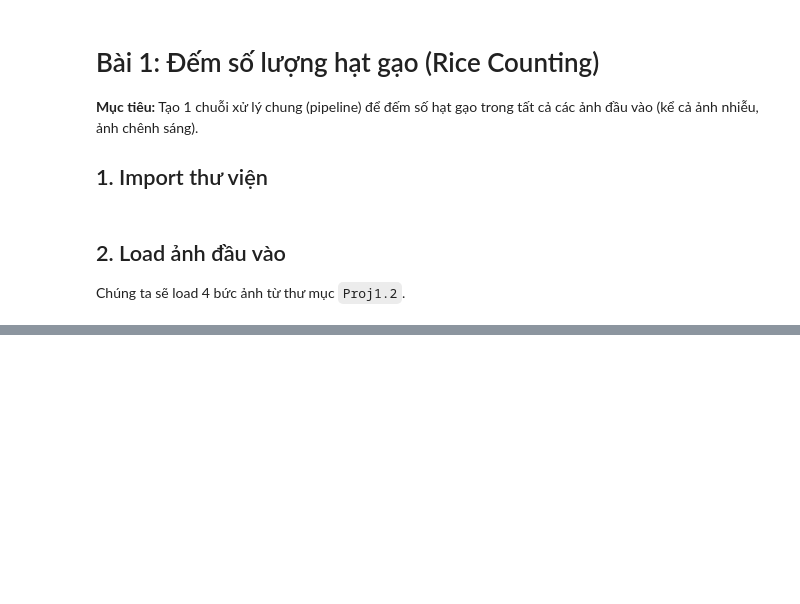
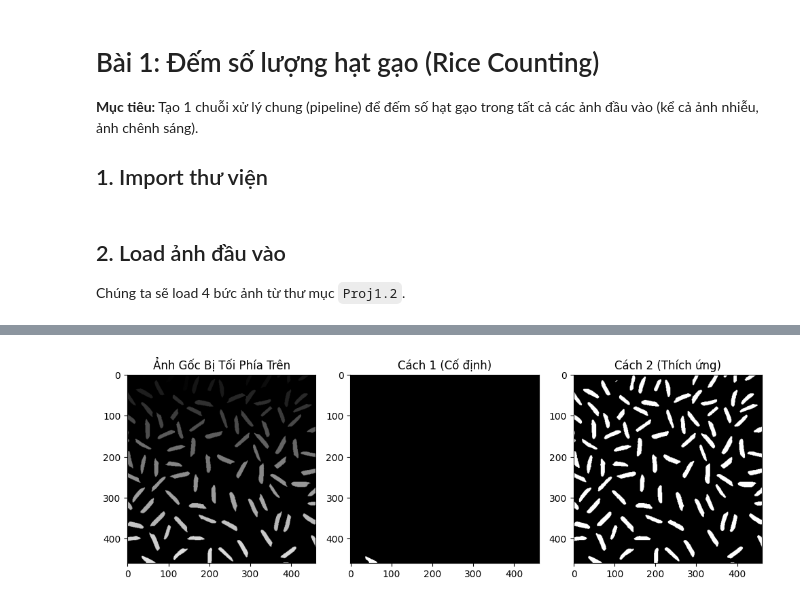
Before and after one commit to nguyenxuanthanhdoan-bit/Rice-Counting, a Jupyter notebook: Rice_Counting.ipynb, the cells around one changed output, grey strips where cells are left out. Drawn from its saved outputs; the diff is of its cells as text; code cells hidden in the pictures; blank space fills up the shorter version.

```diff
--- a/Rice_Counting.ipynb
+++ b/Rice_Counting.ipynb
@@ -42,0 +66,26 @@ plt.show()
+# %%
+test_img_path = image_paths[3]
+img_nhap = cv2.imread(test_img_path)
+gray = cv2.cvtColor(img_nhap, cv2.COLOR_BGR2GRAY)
+blurred = cv2.medianBlur(gray, 5)
+
+_,thresh_thuong = cv2.threshold(blurred, 100, 255, cv2.THRESH_BINARY)
+
+thresh_thich_ung = cv2.adaptiveThreshold(blurred, 255, cv2.ADAPTIVE_THRESH_GAUSSIAN_C,
+                                         cv2.THRESH_BINARY, 71, -1)
+
+fig, axes = plt.subplots(1, 3, figsize=(10, 6))
+
+axes[0].imshow(gray, cmap='gray')
+axes[0].set_title('Ảnh Gốc Bị Tối Phía Trên')
+
+axes[1].imshow(thresh_thuong, cmap='gray')
+axes[1].set_title('Cách 1 (Cố định)')
+
+axes[2].imshow(thresh_thich_ung, cmap='gray')
+axes[2].set_title('Cách 2 (Thích ứng)')
+
+plt.tight_layout()
+plt.show()
+# %% [output]
+[figure, added]
```
Also changed, not shown: parts of 2 cells of this notebook.
